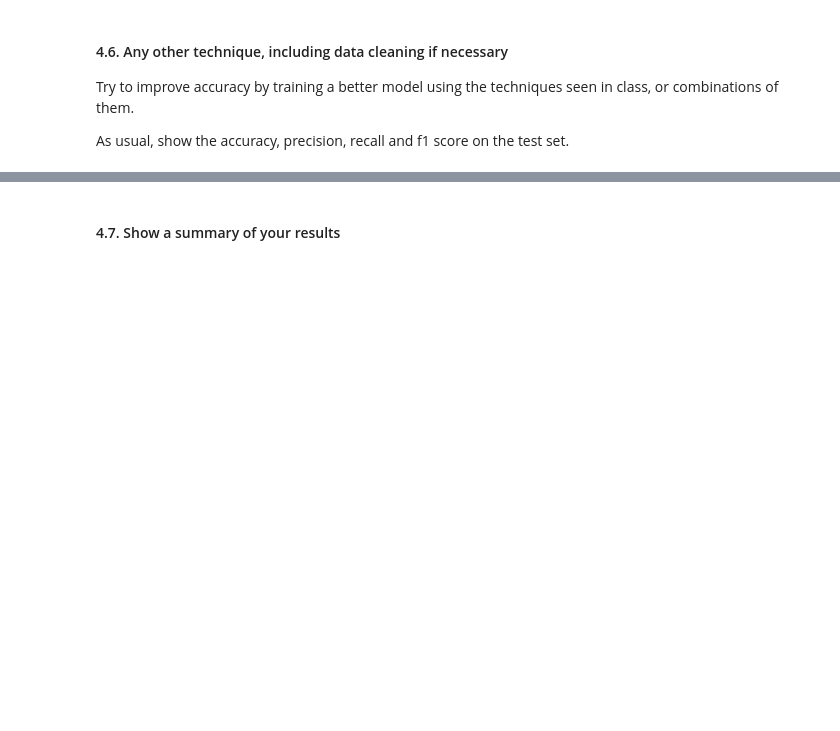
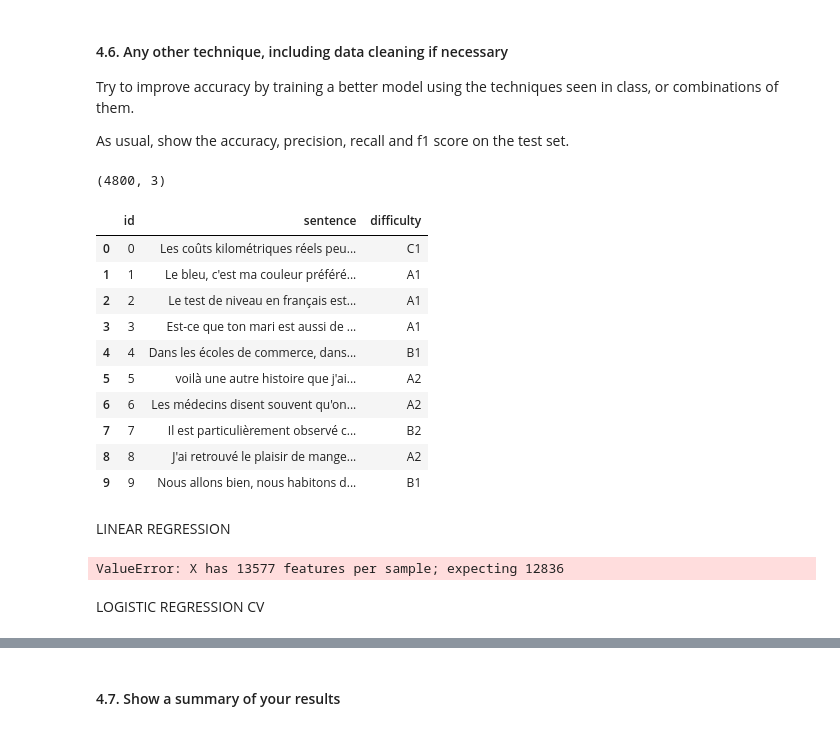
Before and after one commit to badjojo203/DMML2022_Tesla, a Jupyter notebook: code/Project_guidelines_2022_UNIL_Tesla.ipynb, the cells around one changed output, grey strips where cells are left out. Cells and saved outputs as stored; diff of their text form; code cells hidden in the pictures; blank space fills up the shorter version.

```diff
--- a/code/Project_guidelines_2022_UNIL_Tesla.ipynb
+++ b/code/Project_guidelines_2022_UNIL_Tesla.ipynb
@@ -301,0 +373,42 @@ As usual, show the accuracy, precision, recall and f1 score on the test set.
+# %%
+from sklearn.linear_model import LogisticRegressionCV
+import stopwords
+df = pd.read_csv('../data/training_data.csv')
+
+print(df.shape)
+# clean the data
+
+# remove null values
+#df = df.dropna()
+
+# remove duplicates
+#df = df.drop_duplicates()
+
+# remove punctuation
+#df["sentence"] = df["sentence"].str.replace('[^\w\s]','')
+
+# remove numbers --> increase the score
+#df["sentence"] = df["sentence"].str.replace('\d+', '')
+
+# remove stopwords
+# define stopwords --> deacrease the score
+stop = stopwords.get_stopwords("french")
+#df["sentence"] = df["sentence"].apply(lambda x: ' '.join([word for word in x.split() if word not in (stop)]))
+
+# remove short words
+#df["sentence"] = df["sentence"].apply(lambda x: ' '.join([w for w in x.split() if len(w)>3]))
+
+df.head(10)
+# %% [output]
+(4800, 3)
+|  | id | sentence | difficulty |
+| 0 | 0 | Les coûts kilométriques réels peu... | C1 |
+| 1 | 1 | Le bleu, c'est ma couleur préféré... | A1 |
+| 2 | 2 | Le test de niveau en français est... | A1 |
+| 3 | 3 | Est-ce que ton mari est aussi de ... | A1 |
+| 4 | 4 | Dans les écoles de commerce, dans... | B1 |
+| 5 | 5 | voilà une autre histoire que j'ai... | A2 |
+| 6 | 6 | Les médecins disent souvent qu'on... | A2 |
+| 7 | 7 | Il est particulièrement observé c... | B2 |
+| 8 | 8 | J'ai retrouvé le plaisir de mange... | A2 |
+| 9 | 9 | Nous allons bien, nous habitons d... | B1 |
@@ -301,0 +426,12 @@ As usual, show the accuracy, precision, recall and f1 score on the test set.
+# %% [markdown]
+LINEAR REGRESSION
+# %%
+from sklearn.linear_model import LinearRegression
+LinR = LinearRegression().fit(X_train_tfidf, y_train)
+y_pred_LinR = LinR.predict(X_test_tfidf)
+
+print("R squared score: ", round(LRcv.score(X_test_tfidf, y_test), 4))
+# %% [output]
+ValueError: X has 13577 features per sample; expecting 12836
+# %% [markdown]
+LOGISTIC REGRESSION CV
```
Also changed, not shown: parts of 16 cells of this notebook, 2 other files.
